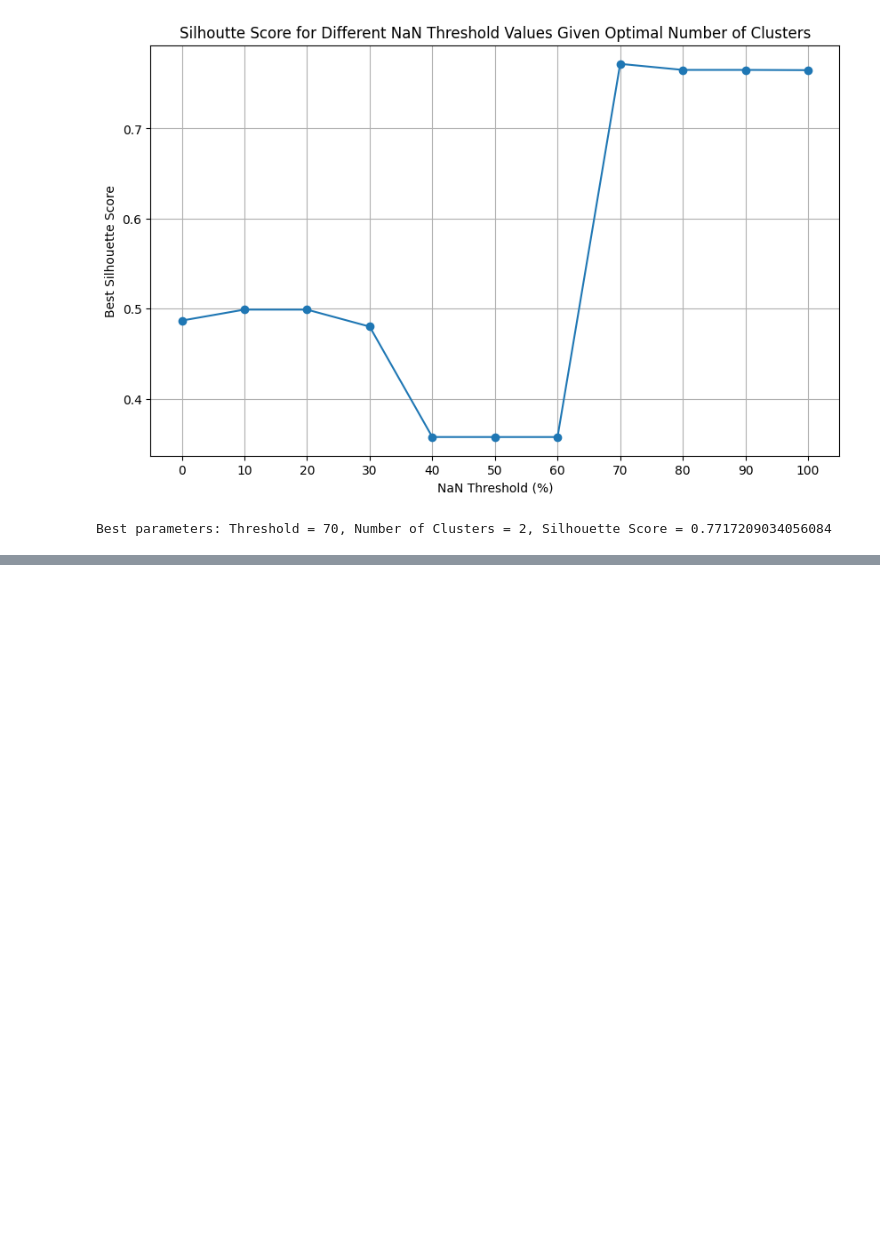
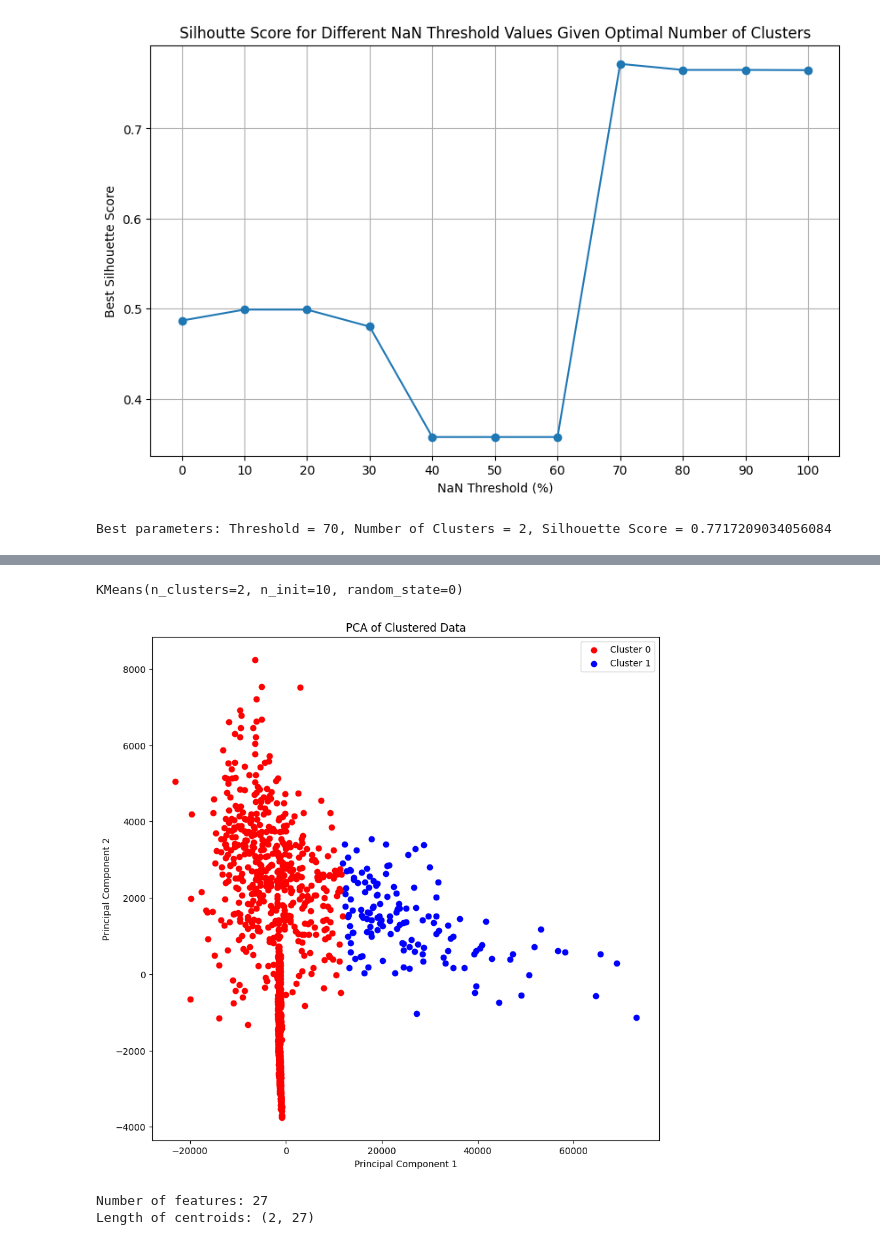
Before and after one commit to nikita-jha/BastosLab, a Jupyter notebook: ML_Analysis/clustering.ipynb, the cells around one changed output, grey strips where cells are left out. Cells and saved outputs as stored; diff of their text form; code cells hidden in the pictures; blank space fills up the shorter version.

Commit message:
Performing PCA and feature importance analysis on the data

```diff
--- a/ML_Analysis/clustering.ipynb
+++ b/ML_Analysis/clustering.ipynb
@@ -390,0 +395,71 @@ Best parameters: Threshold = 70, Number of Clusters = 2, Silhouette Score = 0.77
+# %%
+from sklearn.impute import SimpleImputer
+from sklearn.cluster import KMeans
+import matplotlib.pyplot as plt
+
+identifiers = values_data[['County', 'Year']]
+features = values_data.drop(['County', 'Year'], axis=1)
+
+# Calculate the percentage of NaN values in each column
+nan_percentage = features.isna().mean() * 100
+
+
+# Identify columns with more than a certain percentage of NaN values (e.g., more than 50%)
+threshold = 70  # You can change the threshold as needed
+
+#Only keep the columns that have NaN percentages less than threshold
+data_cleaned = features.loc[:, nan_percentage <= threshold]
+
+
+#Strategy 1: Impute Missing Values with the Mean
+imputer_median = SimpleImputer(strategy='median')
+
+#Apply imputation to the filtered data
+data_imputed_median = pd.DataFrame(imputer_median.fit_transform(data_cleaned), columns=data_cleaned.columns)
+values_data_imputed = pd.concat([identifiers.reset_index(drop=True), data_imputed_median.reset_index(drop=True)], axis=1)
+
+
+
+kmeans = KMeans(n_clusters=2, init='k-means++', max_iter=300, n_init=10, random_state=0)
+kmeans.fit(values_data_imputed.drop(['County', 'Year'], axis=1))
+# %% [output]
+KMeans(n_clusters=2, n_init=10, random_state=0)
+# %%
+from sklearn.decomposition import PCA
+import matplotlib.pyplot as plt
+import numpy as np
+
+# Centroid Analysis
+
+#Extract the centroids of the different clusters - Each centroid is the mean position of all the points in the cluster.
+# Since I have 2 clusters, it will be an array of 2 elements, each representing the center of a cluster
+centroids = kmeans.cluster_centers_
+
+#Analyze the centroids
+
+# Apply PCA - Reduces the dataset to 2 dimensions to make it easier to analyze
+pca = PCA(n_components=2)
+principle_components = pca.fit_transform(data_imputed_median)
+
+#Plot the PCA-reduced data - Visualizes the data in the new coordinate system with the principle components being the
+# only dimensions
+plt.figure(figsize=(10, 10))
+colors = ['red', 'blue']
+for color, i in zip (colors, range(len(centroids))):
+    plt.scatter(principle_components[kmeans.labels_ == i, 0],
+                principle_components[kmeans.labels_ == i, 1],
+                color = color,
+                label=f'Cluster {i}')
+plt.title("PCA of Clustered Data")
+plt.xlabel("Principal Component 1")
+plt.ylabel("Principal Component 2")
+plt.legend()
+plt.show()
+# %% [output]
+[figure, added]
+# %%
+print("Number of features:", len(data_imputed_median.columns))
+print("Length of centroids:", centroids.shape)
+# %% [output]
+Number of features: 27
+Length of centroids: (2, 27)
```
Also changed, not shown: parts of 2 cells of this notebook.
